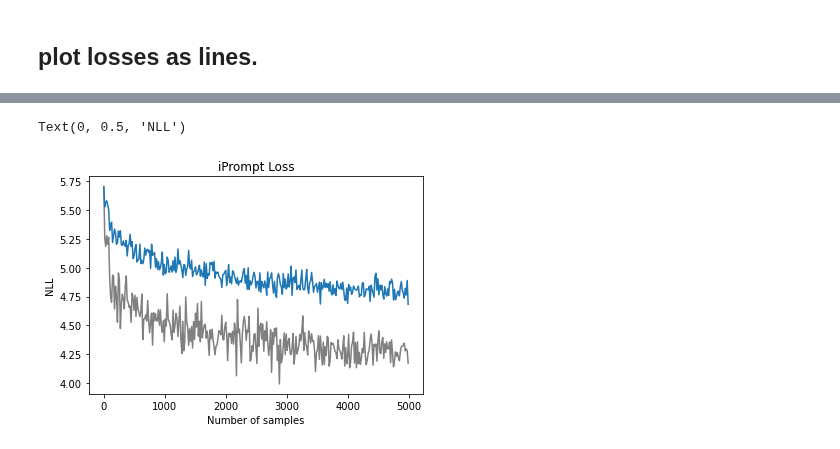
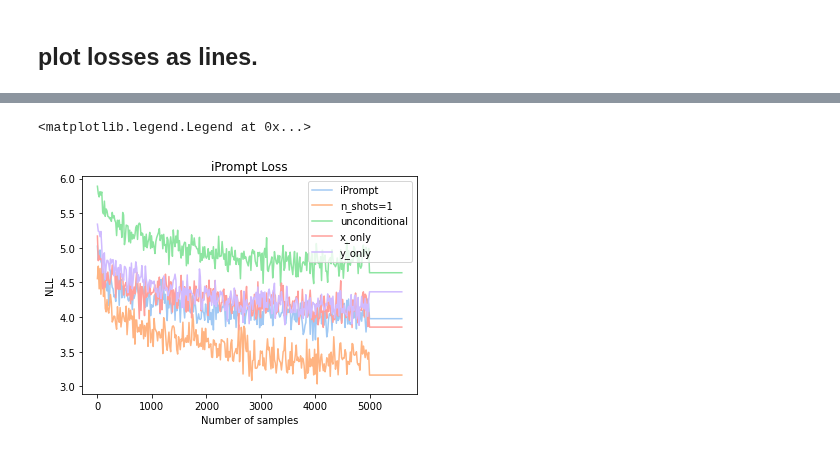
Before and after one commit to csinva/iprompt, a Jupyter notebook: notebooks/09_ablation2_cond.ipynb, the cells around one changed output, grey strips where cells are left out. Cells and saved outputs as stored; diff of their text form; code cells hidden in the pictures.

```diff
--- a/notebooks/09_ablation2_cond.ipynb
+++ b/notebooks/09_ablation2_cond.ipynb
@@ -12,4 +9,6 @@ import analyze_utils
 
 save_dir = '/home/jxm3/research/prompting/interpretable-autoprompting/results_icml/ablation2_rerun'
 
-r, all_losses = analyze_utils.load_results_and_cache_autoprompt_json(save_dir, save_file='r.pkl', include_losses=True)
+r, all_losses = analyze_utils.load_results_and_cache_autoprompt_json(
+    save_dir, save_file='r.pkl', do_reranking=True, include_losses=True
+)
@@ -26,6 +24,7 @@ top_prompts = (
     r.groupby(['task_name', 'n_shots', 'iprompt_conditioning_strategy', 'single_shot_loss', 'seed'])
 ).first().reset_index()
 print(len(top_prompts))
-top_prompts[['task_name', 'seed', 'max_digit', 'prefixes', 'reciprocal_rank']]
+top_prompts['r@128'] = top_prompts['reciprocal_rank'].map(lambda r: (1.0/r) <128.1)
+# top_prompts[['task_name', 'seed', 'max_digit', 'prefixes', 'reciprocal_rank']]
 # %% [output]
 480
@@ -221,7 +171,7 @@ for L in all_losses:
     all_losses_padded.append(
         L + [last_val] * (max_loss_len - len(L))
     )
-all_losses_padded = np.array(all_losses_padded)[:296] # 296 -> skip dups.
+all_losses_padded = np.array(all_losses_padded)
 # %%
 (top_prompts['reciprocal_rank'] > 0.5).sum()
 # %% [output]
@@ -237,17 +195,44 @@ GOOD_RUNS.mean()
 # %%
 import matplotlib.pyplot as plt
 
-GOOD_RUNS = (top_prompts['reciprocal_rank'] >= 0.99)
+COLORS = sns.color_palette("pastel", 6)
+
+#############################################
+
+DEFAULT = (
+    (top_prompts['n_shots'] == 5) & (top_prompts['iprompt_conditioning_strategy'] == "") & (top_prompts["single_shot_loss"] == 1)
+)
+NSHOTS_1 = (
+    top_prompts['n_shots'] == 1
+)
+COND_UNCONDITIONAL = (
+    top_prompts['iprompt_conditioning_strategy'] == 'unconditional'
+)
+COND_XONLY = (
+    top_prompts['iprompt_conditioning_strategy'] == 'x_only'
+)
+COND_YONLY = (
+    top_prompts['iprompt_conditioning_strategy'] == 'y_only'
+)
 
 BATCH_SIZE = top_prompts['batch_size'].unique()[0]
 X_AXIS = np.arange(all_losses_padded.shape[1]) * BATCH_SIZE
 
-plt.plot(X_AXIS, all_losses_padded[GOOD_RUNS].mean(axis=0), color='gray')
-plt.plot(X_AXIS, all_losses_padded[~GOOD_RUNS].mean(axis=0))
+#############################################
+
+for MASK, LABEL, COLOR in zip(
+        [DEFAULT, NSHOTS_1, COND_UNCONDITIONAL, COND_XONLY, COND_YONLY],
+        ['iPrompt', 'n_shots=1', 'unconditional', 'x_only', 'y_only'],
+        COLORS
+    ):
+    plt.plot(X_AXIS, all_losses_padded[MASK & TASK_IS_MATH & (top_prompts['reciprocal_rank'] < 0.2)].mean(axis=0), color=COLOR, label=LABEL)
+
+#############################################
 
 plt.title('iPrompt Loss')
 plt.xlabel('Number of samples')
 plt.ylabel('NLL')
+plt.legend()
 # %% [output]
-Text(0, 0.5, 'NLL')
+<matplotlib.legend.Legend at 0x...>
-[figure, old version]
+[figure, new version]
```
Also changed, not shown: parts of 18 cells of this notebook, 8 other files.
